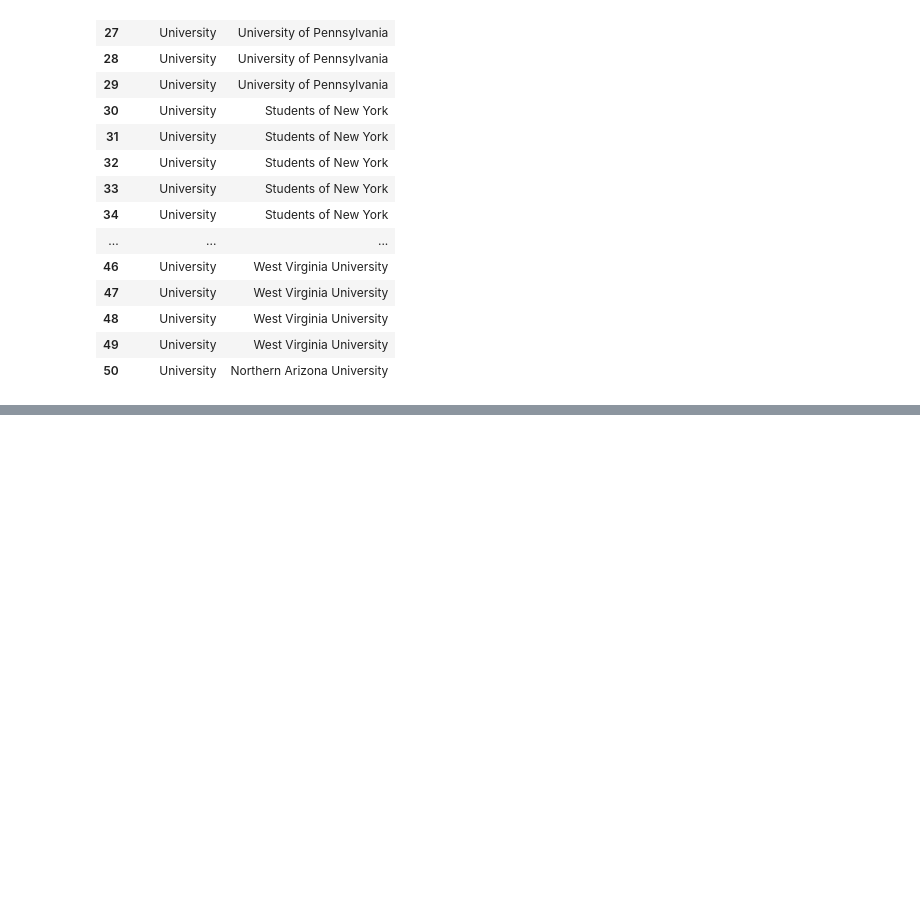
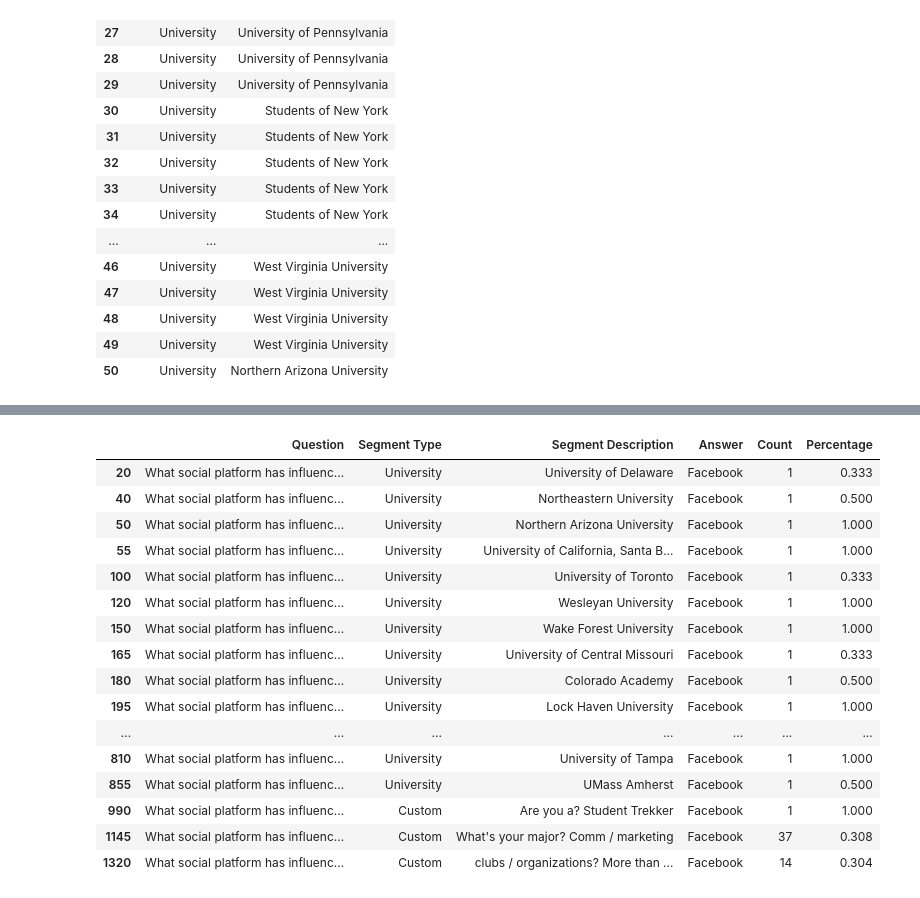
Before and after one commit to Emmanuella-bit/Test-repository, a Jupyter notebook: Dataanalysis.ipynb, the cells around one changed output, grey strips where cells are left out. Saved outputs shown, nothing was run; the diff lists cells and outputs as text; code cells hidden in the pictures; blank space fills up the shorter version.

```diff
--- a/Dataanalysis.ipynb
+++ b/Dataanalysis.ipynb
@@ -294,0 +319,21 @@ data.iloc[25:51, 1:3]
+# %%
+#mutiple conditions
+data[(data["Answer"]=="Facebook") & (data["Percentage"]>0.3)]
+# %% [output]
+|  | Question | Segment Type | Segment Description | Answer | Count | Percentage |
+| 20 | What social platform has influenc... | University | University of Delaware | Facebook | 1 | 0.333 |
+| 40 | What social platform has influenc... | University | Northeastern University | Facebook | 1 | 0.500 |
+| 50 | What social platform has influenc... | University | Northern Arizona University | Facebook | 1 | 1.000 |
+| 55 | What social platform has influenc... | University | University of California, Santa B... | Facebook | 1 | 1.000 |
+| 100 | What social platform has influenc... | University | University of Toronto | Facebook | 1 | 0.333 |
+| 120 | What social platform has influenc... | University | Wesleyan University | Facebook | 1 | 1.000 |
+| 150 | What social platform has influenc... | University | Wake Forest University | Facebook | 1 | 1.000 |
+| 165 | What social platform has influenc... | University | University of Central Missouri | Facebook | 1 | 0.333 |
+| 180 | What social platform has influenc... | University | Colorado Academy | Facebook | 1 | 0.500 |
+| 195 | What social platform has influenc... | University | Lock Haven University | Facebook | 1 | 1.000 |
+| ... | ... | ... | ... | ... | ... | ... |
+| 810 | What social platform has influenc... | University | University of Tampa | Facebook | 1 | 1.000 |
+| 855 | What social platform has influenc... | University | UMass Amherst | Facebook | 1 | 0.500 |
+| 990 | What social platform has influenc... | Custom | Are you a? Student Trekker | Facebook | 1 | 1.000 |
+| 1145 | What social platform has influenc... | Custom | What's your major? Comm / marketing | Facebook | 37 | 0.308 |
+| 1320 | What social platform has influenc... | Custom | clubs / organizations? More than ... | Facebook | 14 | 0.304 |
```
Also changed, not shown: parts of 40 cells of this notebook, 2 other files.
